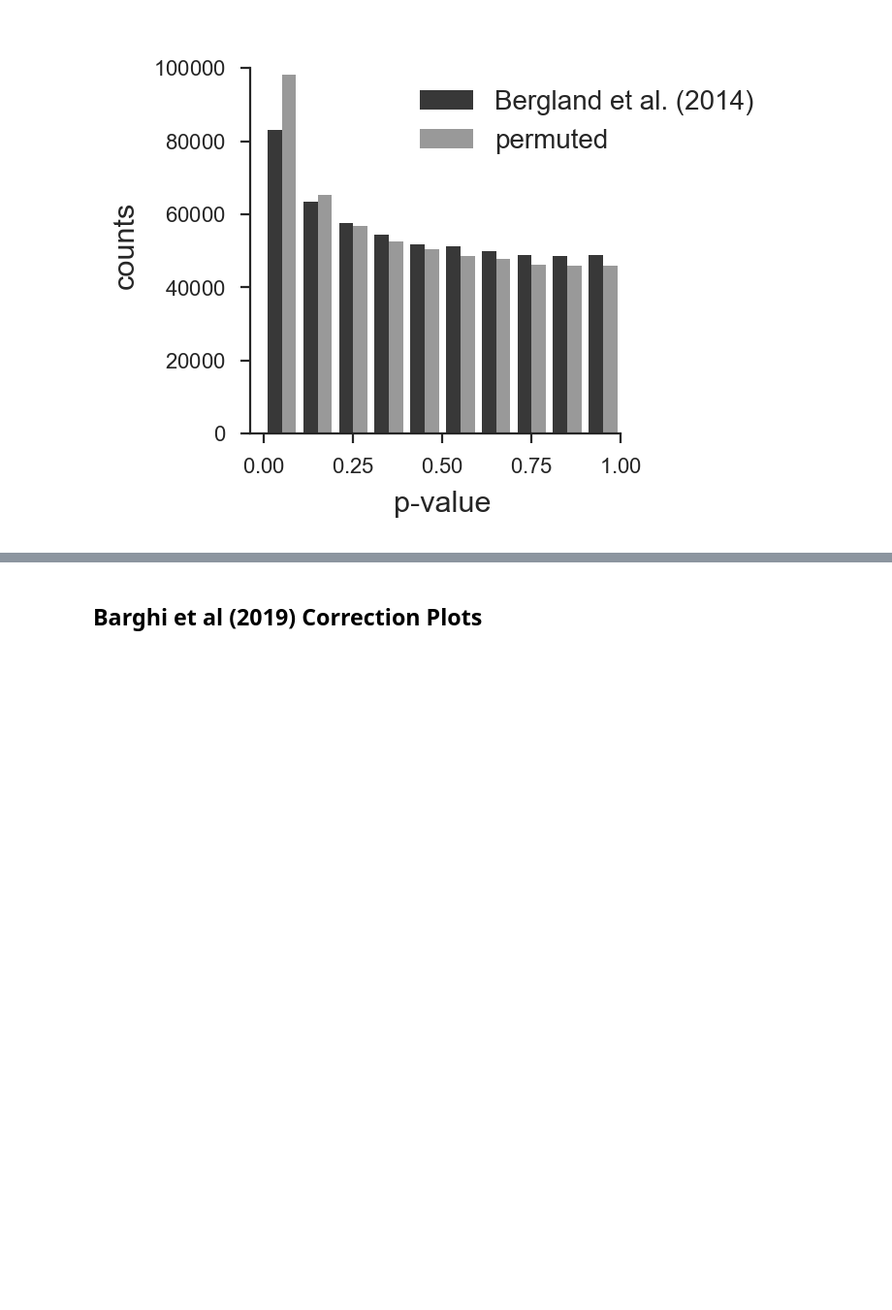
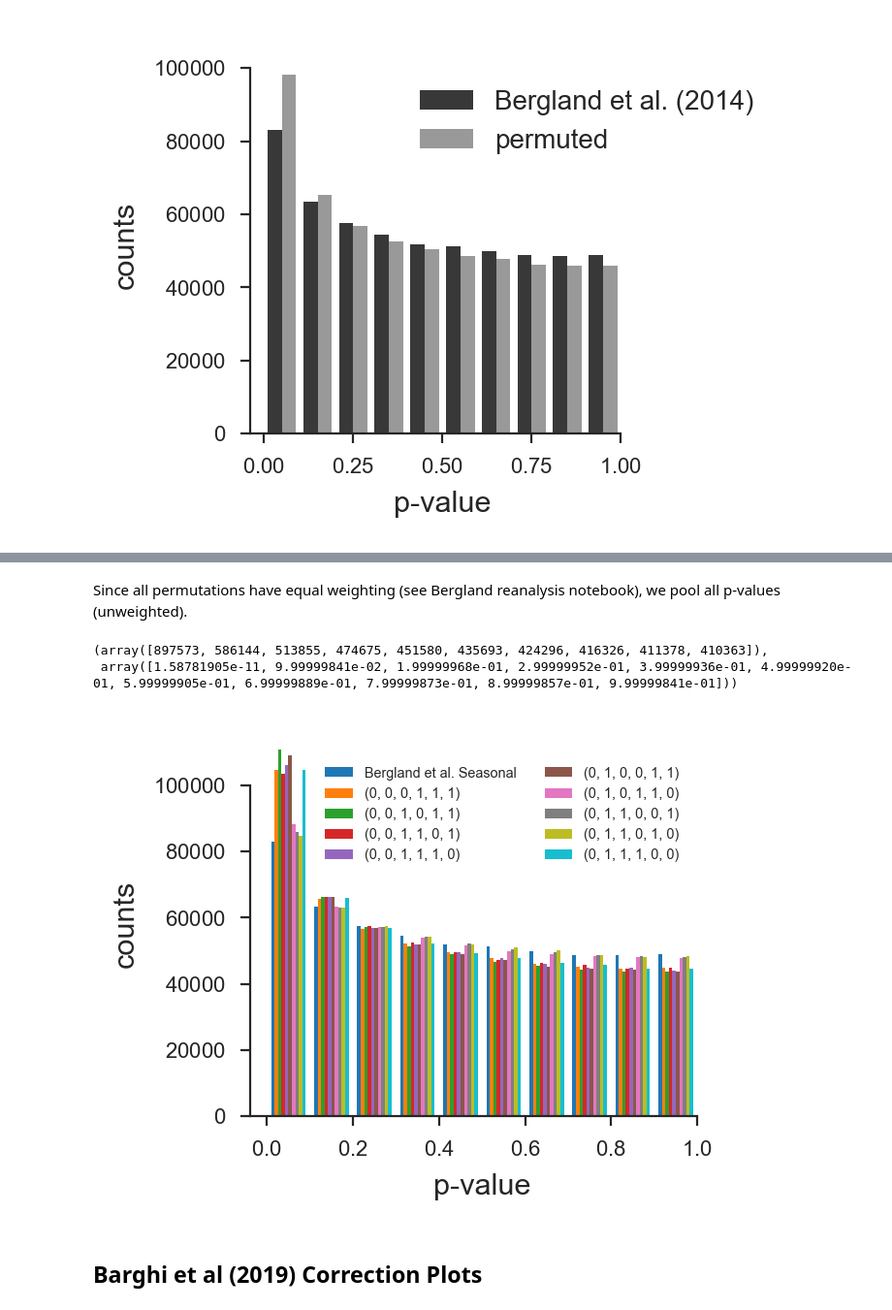
Before and after one commit to vsbuffalo/cvtk, a Jupyter notebook: notebooks/plots/plots.ipynb, the cells around one changed output, grey strips where cells are left out. Shown at 97% size. Cells and saved outputs as stored; diff of their text form; code cells hidden in the pictures; blank space fills up the shorter version.

```diff
--- a/notebooks/plots/plots.ipynb
+++ b/notebooks/plots/plots.ipynb
@@ -819,3 +916,6 @@ plt.tight_layout()
 plt.savefig('bergland-pvalue-permutation-hist.pdf', bbox_inches="tight")
 # %% [output]
 [figure]
+# %%
+with open('../../data/bergland_et_al_2014/rep_level_permutation_pvalues.npy', 'rb') as f:
+    rep_permuted_pvals = np.load(f)
@@ -822,3 +939,44 @@ plt.savefig('bergland-pvalue-permutation-hist.pdf', bbox_inches="tight")
+# %%
+rep_pvals = np.delete(rep_permuted_pvals, 5, axis=0)
+# %% [markdown]
+Since all permutations have equal weighting (see Bergland reanalysis notebook), we pool all p-values (unweighted).
+# %%
+np.histogram(rep_pvals, 10)
+# %% [output]
+(array([897573, 586144, 513855, 474675, 451580, 435693, 424296, 416326, 411378, 410363]),
+ array([1.58781905e-11, 9.99999841e-02, 1.99999968e-01, 2.99999952e-01, 3.99999936e-01, 4.99999920e-01, 5.99999905e-01, 6.99999889e-01, 7.99999873e-01, 8.99999857e-01, 9.99999841e-01]))
+# %%
+NREPS = locus_permuted_pvals.shape[0]
+labels = tuple(['seasonal'] + [f'permuted-{r+1}' for r in range(NREPS)])
+fig, ax = plt.subplots(ncols=1, nrows=1, figsize=(ONECOL, ONECOL*0.8))
+labs = [
+ 'Bergland et al. Seasonal',
+ (0, 0, 0, 1, 1, 1),
+ (0, 0, 1, 0, 1, 1),
+ (0, 0, 1, 1, 0, 1),
+ (0, 0, 1, 1, 1, 0),
+ (0, 1, 0, 0, 1, 1),
+ (0, 1, 0, 1, 1, 0),
+ (0, 1, 1, 0, 0, 1),
+ (0, 1, 1, 0, 1, 0),
+ (0, 1, 1, 1, 0, 0)]
+h = ax.hist(np.hstack((bergland_pvals.reshape(-1, 1), rep_pvals.T)), 10,
+        label=labs)
+        #color=[str(56/255), str(153/255)])
+ax.legend(loc=0, ncol=2, prop={'size': 5.2})
+ax.spines['left'].set_bounds(ax.get_ylim()[0], 100000)
+ax.spines['bottom'].set_bounds(ax.get_xlim()[0], 1)
+ax.set_ylabel('counts')
+ax.set_xlabel('p-value')
+
+# rep_ys = [np.histogram(locus_permuted_pvals[i, :], 10)[0] for i in range(NREPS)]
+# min = np.array(rep_ys).min(axis=0)
+# max = np.array(rep_ys).max(axis=0)
+# ax.vlines(np.linspace(0, 1, 10), ymin=min, ymax=max)
+plt.tight_layout()
+plt.savefig('bergland-pvalue-rep-permutation-hist.pdf', bbox_inches="tight")
+# %% [output]
+[figure, added]
 # %% [markdown]
 ## Barghi et al (2019) Correction Plots
 # %%
```
Also changed, not shown: parts of 12 cells of this notebook, 12 other files.
